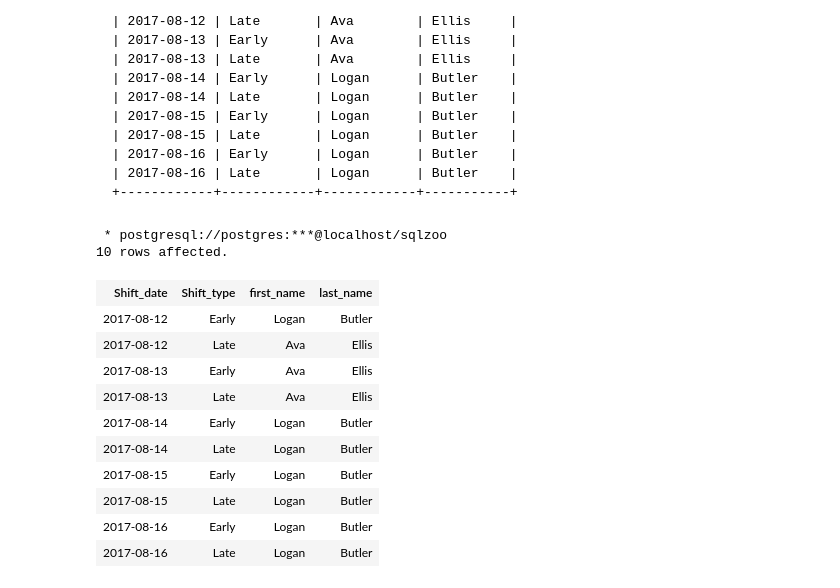
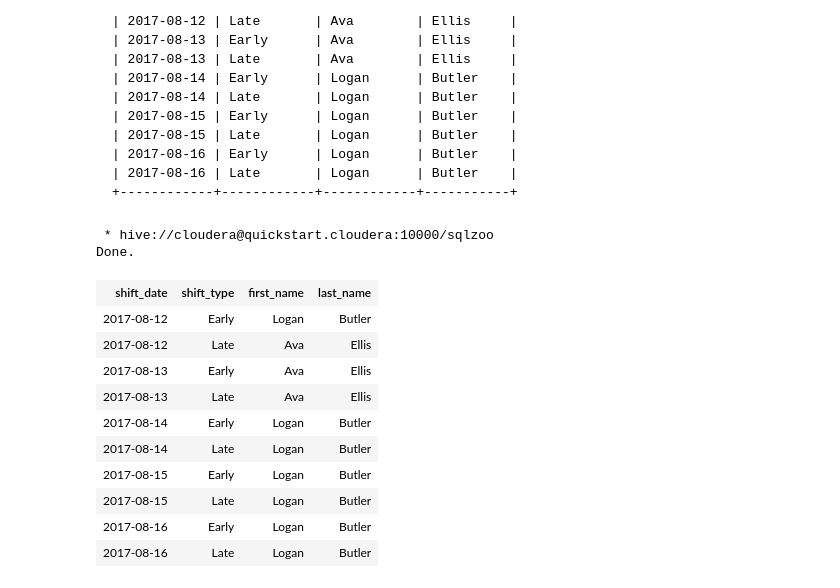
Before and after one commit to madlogos/sqlzoo, a Jupyter notebook: Hive/12-1 Helpdesk - Easy.ipynb, the cells around one changed output. Cells and saved outputs as stored; diff of their text form; code cells hidden in the pictures.

````diff
--- a/Hive/12-1 Helpdesk - Easy.ipynb
+++ b/Hive/12-1 Helpdesk - Easy.ipynb
@@ -129,14 +127,14 @@ Show the manager for each shift. Your output should include the shift date and t
 ```
 # %%
 %%sql
-SELECT DISTINCT Date("Shift_date") "Shift_date", "Shift_type",
-  "First_name" first_name, "Last_name" last_name
-    FROM "Shift" JOIN "Staff" ON ("Shift"."Manager"="Staff"."Staff_code")
-    ORDER BY "Shift_date", "Shift_type";
+SELECT DISTINCT DATE_FORMAT(Shift_date, 'yyyy-MM-dd') Shift_date, Shift_type,
+  First_name, Last_name
+    FROM Shift JOIN Staff ON (Shift.Manager=Staff.Staff_code)
+    ORDER BY Shift_date, Shift_type
 # %% [output]
- * postgresql://postgres:***@localhost/sqlzoo
-10 rows affected.
+ * hive://cloudera@quickstart.cloudera:10000/sqlzoo
+Done.
-| Shift_date | Shift_type | first_name | last_name |
+| shift_date | shift_type | first_name | last_name |
 | 2017-08-12 | Early | Logan | Butler |
 | 2017-08-12 | Late | Ava | Ellis |
 | 2017-08-13 | Early | Ava | Ellis |
````
Also changed, not shown: parts of 5 cells of this notebook, 19 other files.
